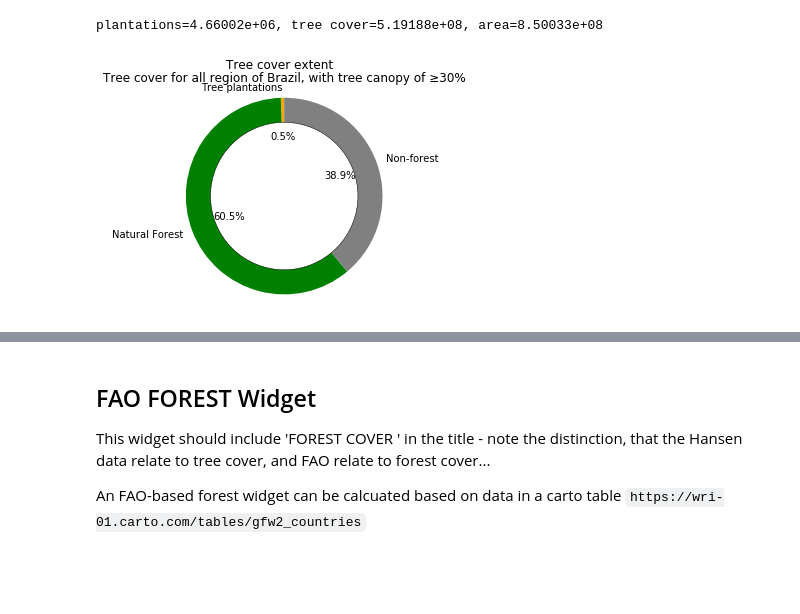
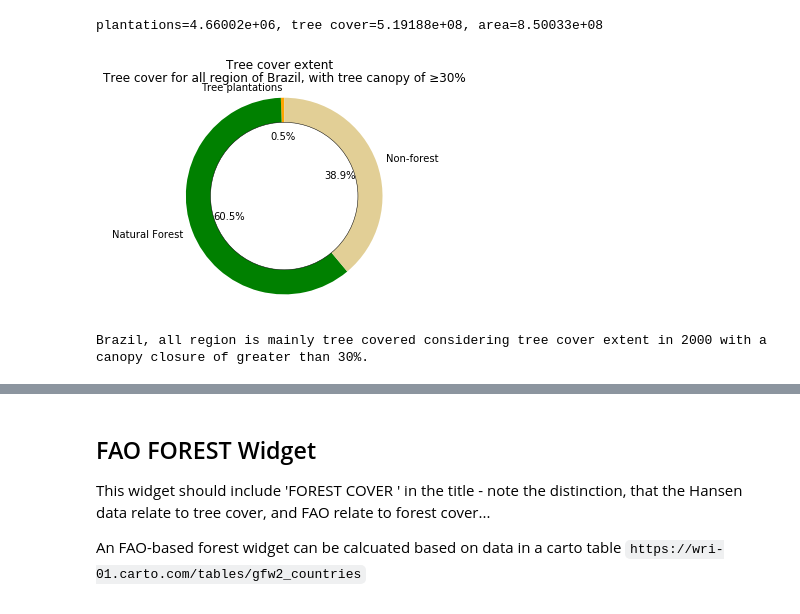
Before and after one commit to Vizzuality/data_sci_tutorials, a Jupyter notebook: work/Country_pages_examples.ipynb, the cells around one changed output, grey strips where cells are left out. Drawn from its saved outputs; the diff is of its cells as text; code cells hidden in the pictures; blank space fills up the shorter version.

Commit message:
Adds extent widgets for land cover tabs

```diff
--- a/work/Country_pages_examples.ipynb
+++ b/work/Country_pages_examples.ipynb
@@ -500,32 +501,51 @@ plantations=4.66002e+06, tree cover=5.19188e+08, area=8.50033e+08
 if adm0 and not adm1 and not adm2:
     dynamic_sentence = (f"Tree cover for {location.lower()} of {iso_to_countries[adm0]}, "
                         f"with tree canopy of \u2265{threshold}%")
 if adm0 and adm1 and not adm2:
     dynamic_sentence = (f"Tree cover for {location.lower()} of {areaId_to_name[adm1]}, "
                         f"with tree canopy of \u2265{threshold}%")
 if adm0 and adm1 and adm2:
     dynamic_sentence = (f"Tree cover for {location.lower()} of {areaId_to_name[adm2]}, "
                         f"with tree canopy of \u2265{threshold}%")
 
 
 if location in ['All Region']:
     labels = 'Tree plantations', 'Natural Forest', 'Non-forest'
     sizes = [plantations, tree_cover_extent_2010 - plantations, total_area - tree_cover_extent_2010]
-    colors = ['orange','green','grey']
+    colors = ['orange','green','#E2CF96']
 else:
     labels = 'Tree cover', 'Non-forest'
     sizes = [tree_cover_extent_2010, total_area - tree_cover_extent_2010]
     colors = ['green','grey']
 
 fig1, ax1 = plt.subplots()
 ax1.pie(sizes, labels=labels, autopct='%1.1f%%',
         shadow=False, startangle=90, colors=colors)
 ax1.axis('equal')
 centre_circle = plt.Circle((0,0),0.75,color='black', fc='white',linewidth=0.5)
 fig1 = plt.gcf()
 fig1.gca().add_artist(centre_circle)
 plt.suptitle('Tree cover extent')
 plt.title(dynamic_sentence)
 plt.show()
 # %% [output]
-[figure, old version]
+[figure, new version]
+# %%
+#Dynamic Sentence
+
+if adm2:
+    print(f"{areaId_to_name[adm2]}, ", end="")
+elif adm1:
+    print(f"{areaId_to_name[adm1]}, ", end="")
+elif adm0:
+    print(f"{iso_to_countries[adm0]}, ", end="")
+
+
+print(f"{location.lower()} is mainly ", end="")
+if plantations + tree_cover_extent_2010 > 50:
+    print(f"tree covered considering tree cover extent ", end="")
+else:
+     print(f"non-forest considering tree cover extent ", end="")
+print(f"in {year} with a canopy closure of greater than {threshold}%.")
+# %% [output]
+Brazil, all region is mainly tree covered considering tree cover extent in 2000 with a canopy closure of greater than 30%.
```
Also changed, not shown: parts of 17 cells of this notebook.
